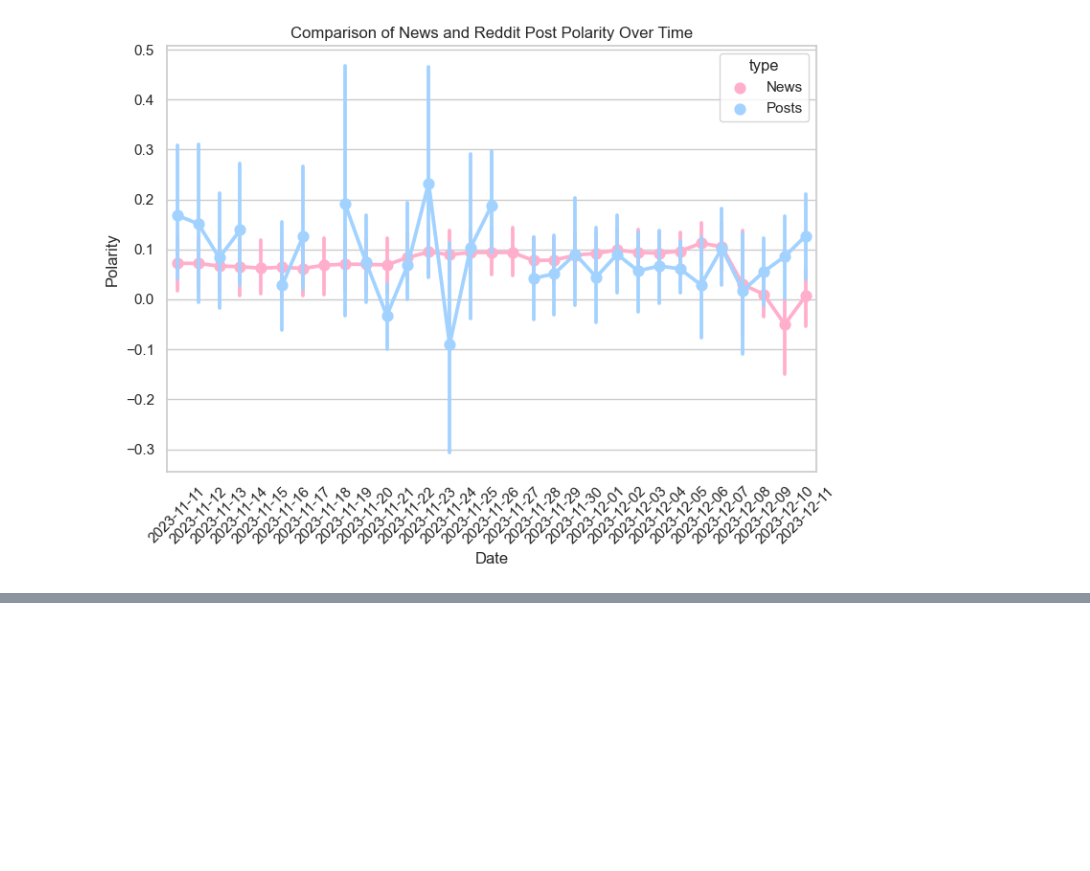
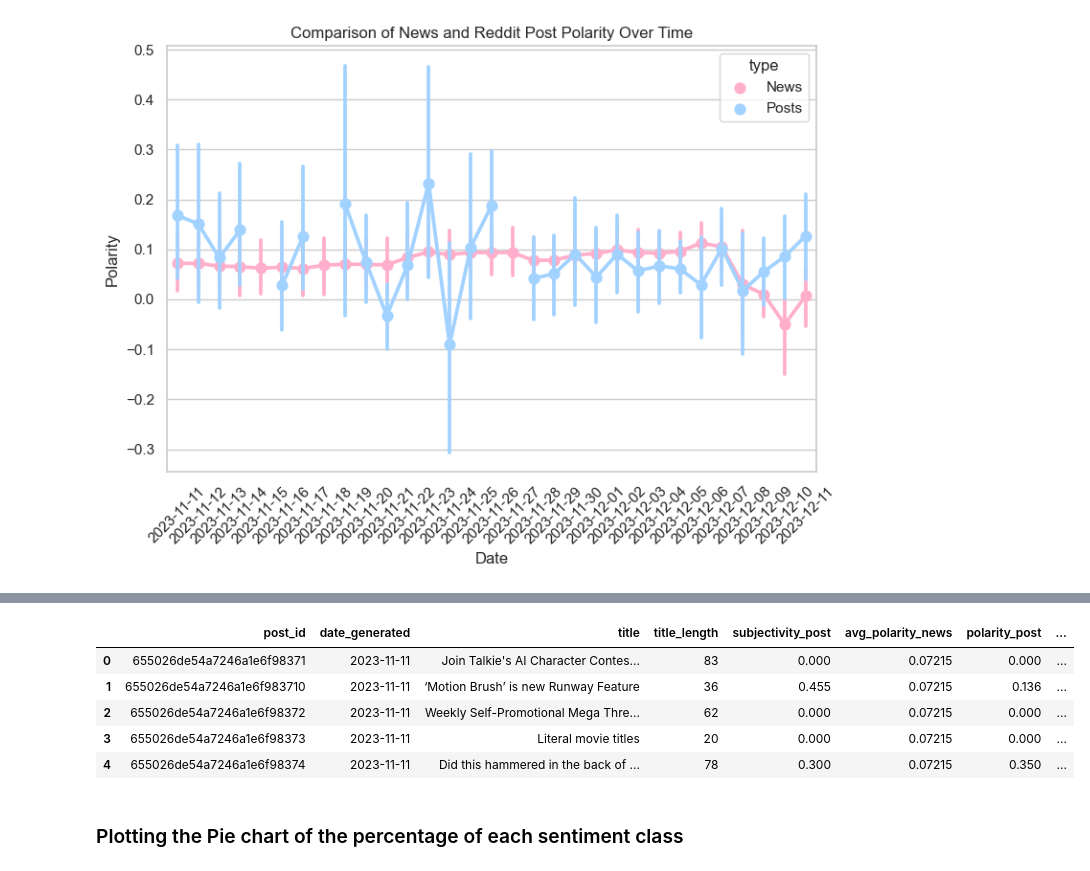
Before and after one commit to Momo78932/Reddit_Post_Pipeline, a Jupyter notebook: Data Visualization and Sentiment Analysis.ipynb, the cells around one changed output, grey strips where cells are left out. Saved outputs shown, nothing was run; the diff lists cells and outputs as text; code cells hidden in the pictures; blank space fills up the shorter version.

```diff
--- a/Data Visualization and Sentiment Analysis.ipynb
+++ b/Data Visualization and Sentiment Analysis.ipynb
@@ -155,0 +278,12 @@ plt.show()
+# %%
+gpt_sentiment = gpt_sentiment[['post_id', 'date_generated', 'title', 'title_length', 'subjectivity_post', 'avg_polarity_news', 'polarity_post', 'post_sentiment_class' ]]
+gpt_sentiment.head()
+# %% [output]
+|  | post_id | date_generated | title | title_length | subjectivity_post | avg_polarity_news | polarity_post | ... |
+| 0 | 655026de54a7246a1e6f98371 | 2023-11-11 | Join Talkie's AI Character Contes... | 83 | 0.000 | 0.07215 | 0.000 | ... |
+| 1 | 655026de54a7246a1e6f983710 | 2023-11-11 | ‘Motion Brush’ is new Runway Feature | 36 | 0.455 | 0.07215 | 0.136 | ... |
+| 2 | 655026de54a7246a1e6f98372 | 2023-11-11 | Weekly Self-Promotional Mega Thre... | 62 | 0.000 | 0.07215 | 0.000 | ... |
+| 3 | 655026de54a7246a1e6f98373 | 2023-11-11 | Literal movie titles | 20 | 0.000 | 0.07215 | 0.000 | ... |
+| 4 | 655026de54a7246a1e6f98374 | 2023-11-11 | Did this hammered in the back of ... | 78 | 0.300 | 0.07215 | 0.350 | ... |
+# %% [markdown]
+### Plotting the Pie chart of the percentage of each sentiment class
```
Also changed, not shown: parts of 18 cells of this notebook, 13 other files.
